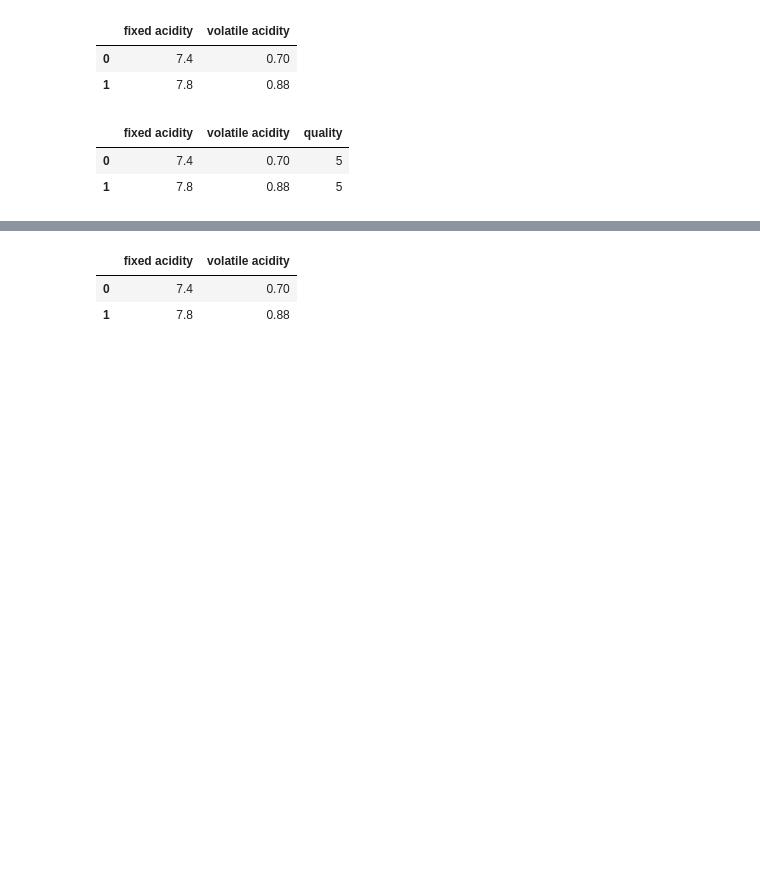
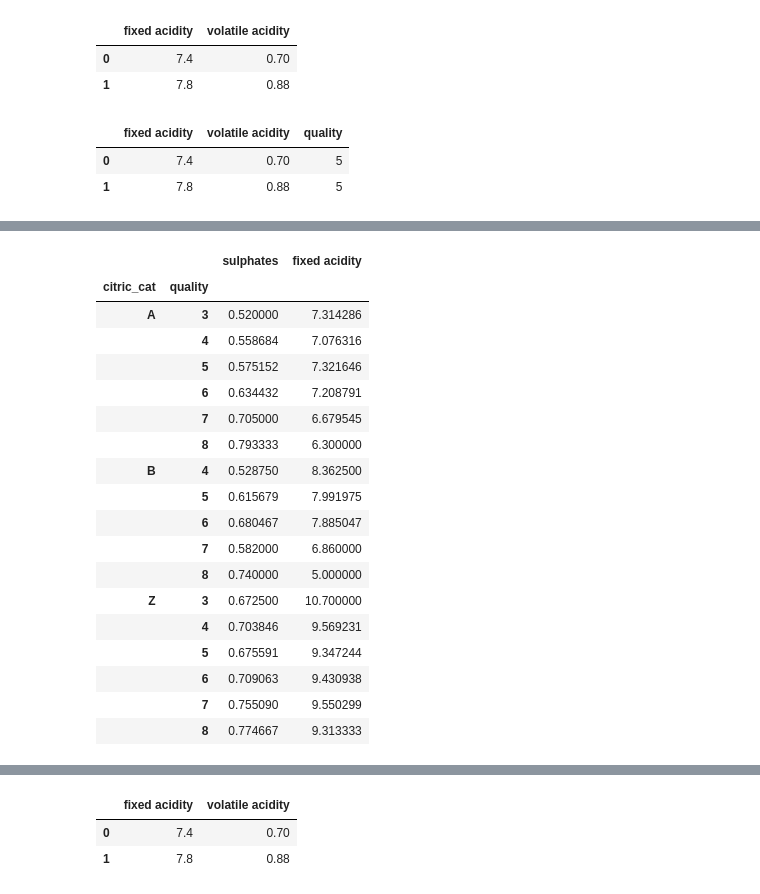
Before and after one commit to seanjerome/AcademyPublic, a Jupyter notebook: Untitled0.ipynb, the cells around one changed output, grey strips where cells are left out. Drawn from its saved outputs; the diff is of its cells as text; code cells hidden in the pictures; blank space fills up the shorter version.

```diff
--- a/Untitled0.ipynb
+++ b/Untitled0.ipynb
@@ -206,0 +452,18 @@ mask1 = df['fixed acidity'] >7
+# %%
+# Let's parsing some date.
+# Parsing a date means to make a date understandable by a computer. Without parsing, it is
+# considered as a chain of character.
+df['date'].head(3)
+df['date'] = pd.to_datetime(df['date'], format= '%Y-%m-%d %H:%M:%S') # -> ALWAYS specify the format! <-
+# For all the existing formats:
+# https://docs.python.org/3/library/datetime.html#strftime-and-strptime-behavior
+
+# Now we can work with the date feature in order to create a duration
+today = pd.to_datetime('2021-10-12', format = '%Y-%m-%d')
+today
+df['time_diff'] = today - df['date']
+df['time_diff'].head(3)
+df.dtypes
+# We can as well transform the timedelta in a numerical form:
+df['day_diff'] = (df['time_diff']/np.timedelta64(1, 'D')).astype(float)
+df['day_diff']
@@ -206,0 +483,44 @@ mask1 = df['fixed acidity'] >7
+# %%
+# Now let's pratice some merges
+# First, let's create a new database randomf1 & randomf2:
+np.random.seed(893717398)
+randomf1 = pd.Series(np.random.normal(0, 1, len(df)), name='Random_Normal_feature1')
+randomf2 = pd.Series(np.random.normal(1, 0.5, len(df)), name='Random_Normal_feature2')
+
+# First way to do a merge: Doing a concatenation
+# Be careful because it has some limitation!!!!
+# You need to be sure at 100% that each rows of the 2 database to concat are referring to the same observation!!
+randomf = pd.concat([randomf1, randomf2], axis=1, ignore_index=True)
+randomf.columns = ['Random_Normal_feature1', 'Random_Normal_feature2']
+
+# Here I create a a new feature in df that will be used as key:
+np.random.seed(893717398)
+df['Random_Normal_feature1'] = pd.Series(np.random.normal(0, 1, len(df)), name='Random_Normal_feature1')
+
+# Second way to do a merge: Using the merge function:
+df = df.merge(randomf, how='inner', on='Random_Normal_feature1')
+# Have a look on the documentation to see all the possibilities
+# %%
+# We can easily do some agregations of features through a groupby:
+df.groupby('citric_cat')['quality'].mean()
+df.groupby(['citric_cat', 'quality'])[['sulphates', 'fixed acidity']].mean()
+# %% [output]
+|  |  | sulphates | fixed acidity |
+| citric_cat | quality |  |  |
+| A | 3 | 0.520000 | 7.314286 |
+|  | 4 | 0.558684 | 7.076316 |
+|  | 5 | 0.575152 | 7.321646 |
+|  | 6 | 0.634432 | 7.208791 |
+|  | 7 | 0.705000 | 6.679545 |
+|  | 8 | 0.793333 | 6.300000 |
+| B | 4 | 0.528750 | 8.362500 |
+|  | 5 | 0.615679 | 7.991975 |
+|  | 6 | 0.680467 | 7.885047 |
+|  | 7 | 0.582000 | 6.860000 |
+|  | 8 | 0.740000 | 5.000000 |
+| Z | 3 | 0.672500 | 10.700000 |
+|  | 4 | 0.703846 | 9.569231 |
+|  | 5 | 0.675591 | 9.347244 |
+|  | 6 | 0.709063 | 9.430938 |
+|  | 7 | 0.755090 | 9.550299 |
+|  | 8 | 0.774667 | 9.313333 |
```
Also changed, not shown: parts of 22 cells of this notebook.
